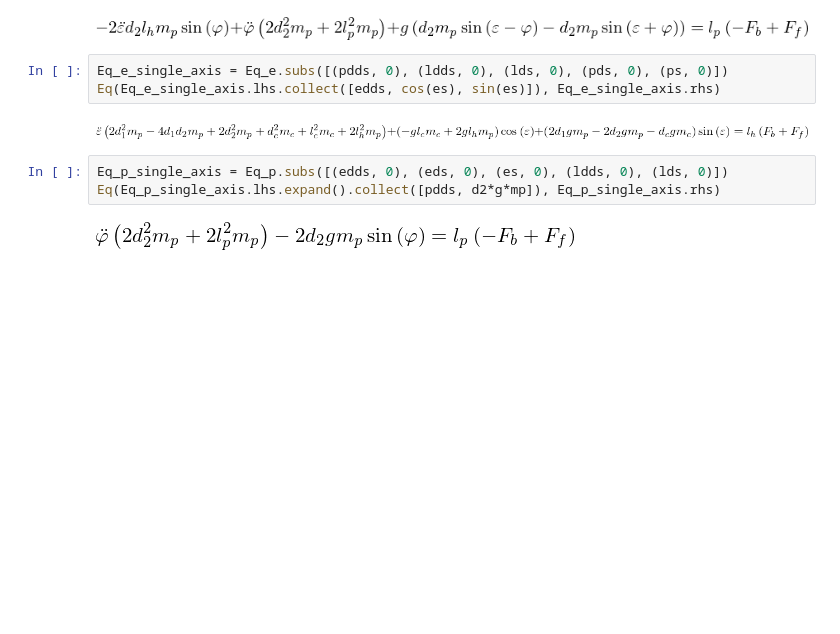
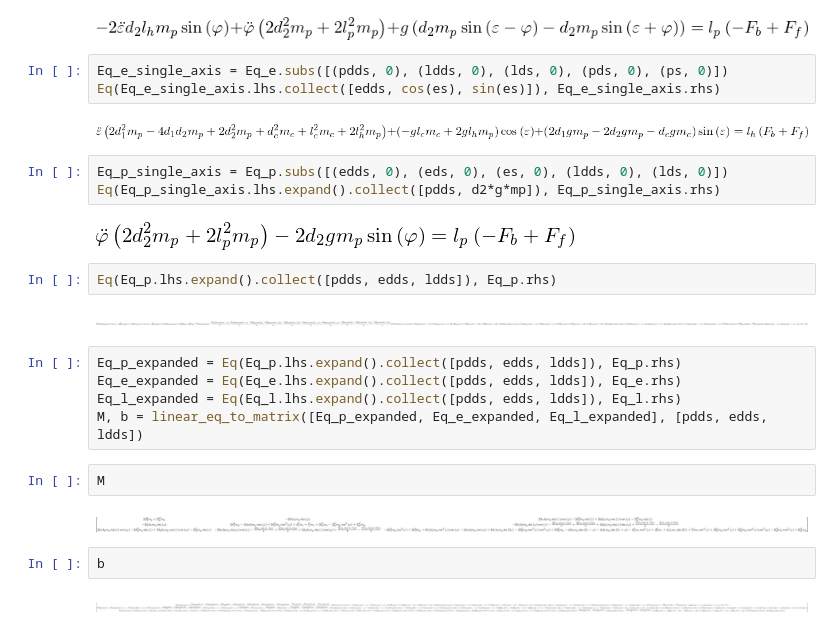
Before and after one commit to Rojetto/helicopter_thesis_code, a Jupyter notebook: scripts/model_derivation.ipynb, the cells around one changed output. Saved outputs shown, nothing was run; the diff lists cells and outputs as text; blank space fills up the shorter version.

```diff
--- a/scripts/model_derivation.ipynb
+++ b/scripts/model_derivation.ipynb
@@ -233,3 +233,20 @@ Eq_p_single_axis = Eq_p.subs([(edds, 0), (eds, 0), (es, 0), (ldds, 0), (lds, 0)]
 Eq(Eq_p_single_axis.lhs.expand().collect([pdds, d2*g*mp]), Eq_p_single_axis.rhs)
 # %% [output]
 [figure]
+# %%
+Eq(Eq_p.lhs.expand().collect([pdds, edds, ldds]), Eq_p.rhs)
+# %% [output]
+[figure, added]
+# %%
+Eq_p_expanded = Eq(Eq_p.lhs.expand().collect([pdds, edds, ldds]), Eq_p.rhs)
+Eq_e_expanded = Eq(Eq_e.lhs.expand().collect([pdds, edds, ldds]), Eq_e.rhs)
+Eq_l_expanded = Eq(Eq_l.lhs.expand().collect([pdds, edds, ldds]), Eq_l.rhs)
+M, b = linear_eq_to_matrix([Eq_p_expanded, Eq_e_expanded, Eq_l_expanded], [pdds, edds, ldds])
+# %%
+M
+# %% [output]
+[figure, added]
+# %%
+b
+# %% [output]
+[figure, added]
```
Also changed, not shown: parts of 1 cell of this notebook.
